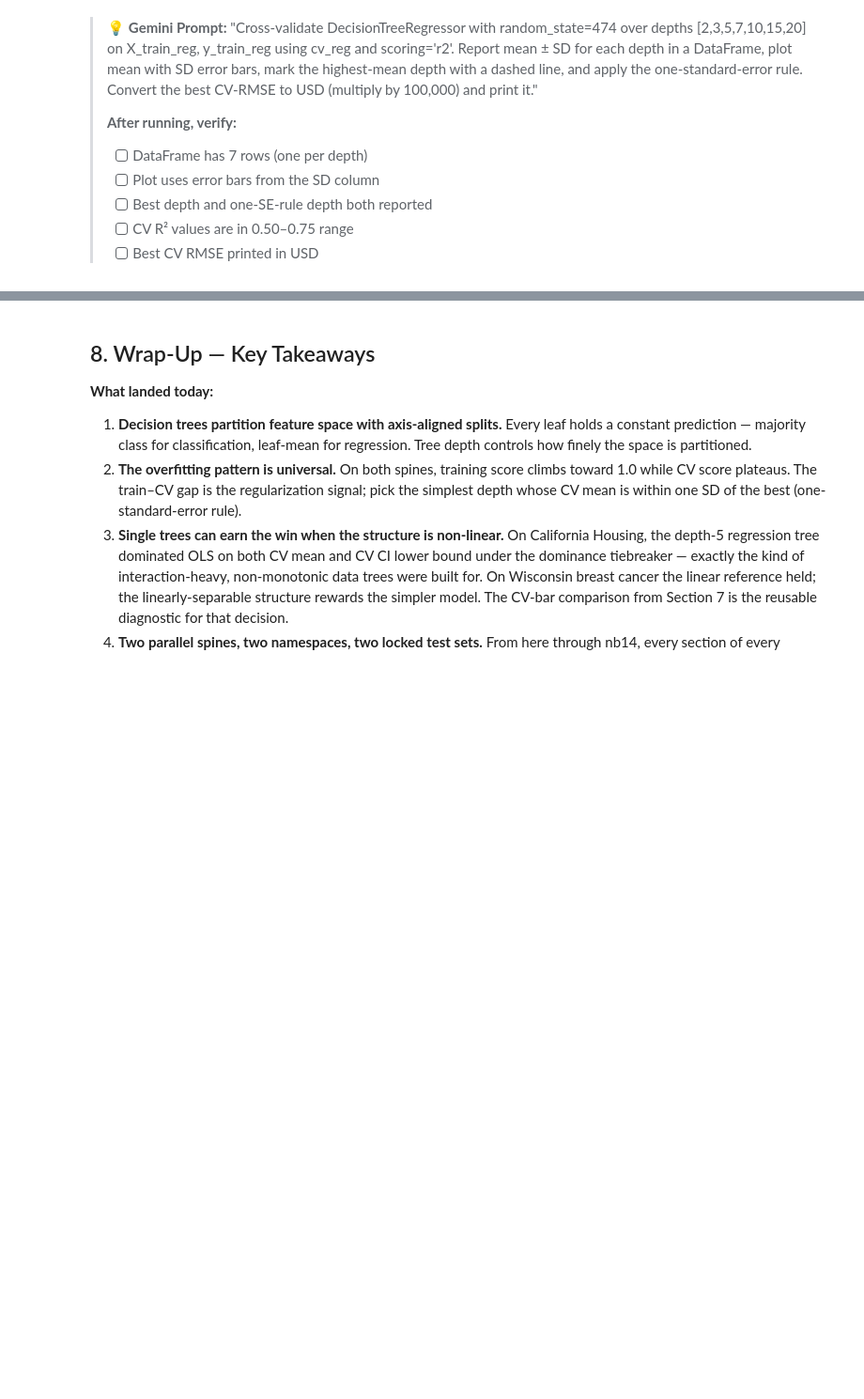
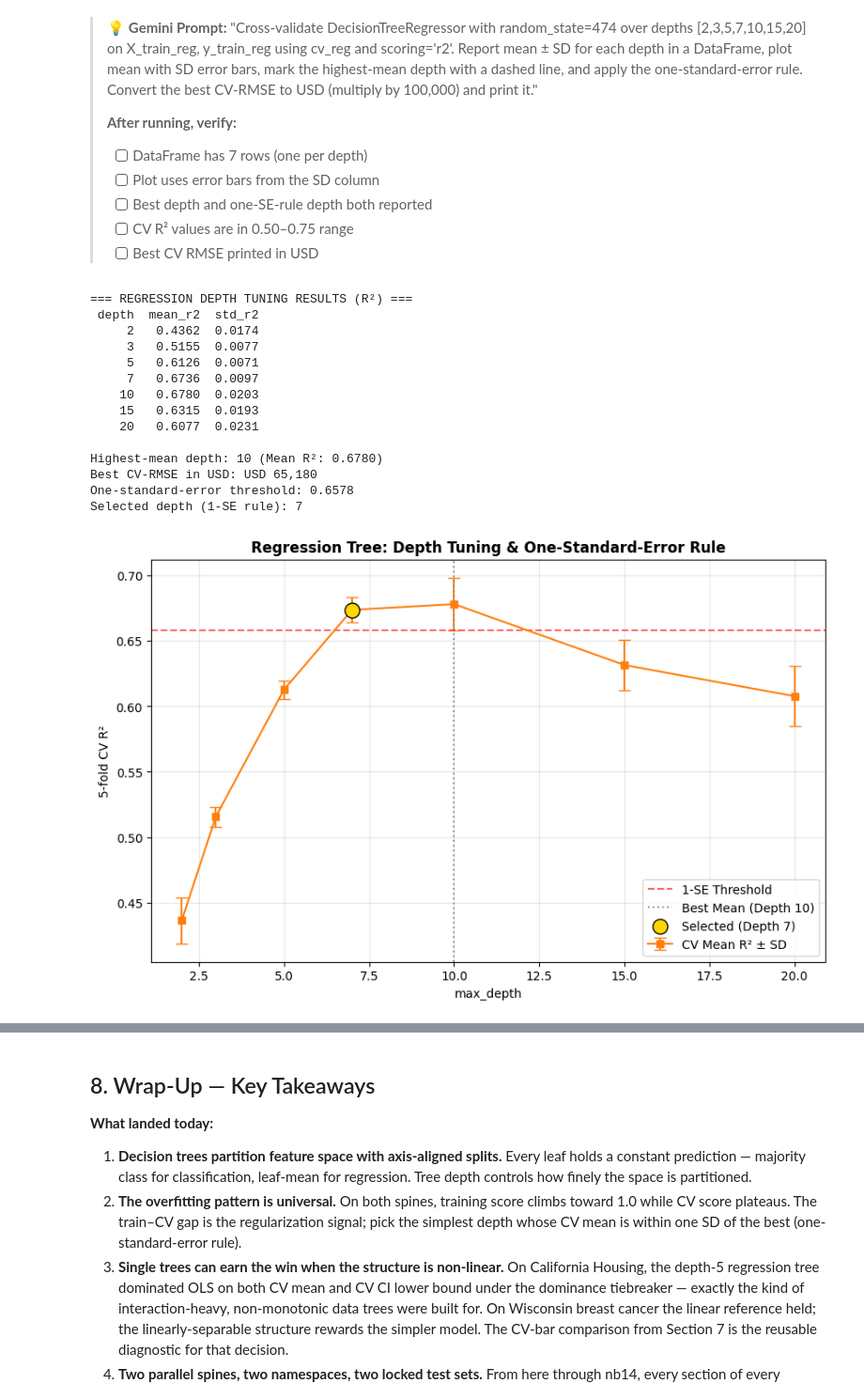
Before and after one commit to rishidude4321/predictiveanalyticscourse, a Jupyter notebook: notebooks/nb11_decision_trees_student.ipynb, the cells around one changed output, grey strips where cells are left out. Shown at 94% size. Cells and saved outputs as stored; diff of their text form; code cells hidden in the pictures; blank space fills up the shorter version.

```diff
--- a/notebooks/nb11_decision_trees_student.ipynb
+++ b/notebooks/nb11_decision_trees_student.ipynb
@@ -851,4 +851,74 @@ The depth with the highest CV mean is `Depth 2` with a mean ROC0AUC of 0.9410 an
 # %%
 # YOUR SOLUTION CODE HERE
 # Tune regression-tree depth using 5-fold CV R².
 # Apply the one-standard-error rule and report best CV-RMSE in USD.
+
+depths = [2, 3, 5, 7, 10, 15, 20]
+results_reg = []
+
+for d in depths:
+    dt = DecisionTreeRegressor(max_depth=d, random_state=RANDOM_SEED)
+    # Get R2 scores
+    r2_scores = cross_val_score(dt, X_train_reg, y_train_reg, cv=cv_reg, scoring='r2')
+    # Get RMSE scores (negated)
+    rmse_scores = -cross_val_score(dt, X_train_reg, y_train_reg, cv=cv_reg, scoring='neg_root_mean_squared_error')
+
+    results_reg.append({
+        'depth': d,
+        'mean_r2': r2_scores.mean(),
+        'std_r2': r2_scores.std(ddof=1),
+        'mean_rmse': rmse_scores.mean()
+    })
+
+res_df_reg = pd.DataFrame(results_reg)
+
+# Find best depth by R2
+best_idx = res_df_reg['mean_r2'].idxmax()
+best_depth = res_df_reg.loc[best_idx, 'depth']
+best_mean = res_df_reg.loc[best_idx, 'mean_r2']
+best_std = res_df_reg.loc[best_idx, 'std_r2']
+best_rmse_usd = res_df_reg.loc[best_idx, 'mean_rmse'] * 100_000
+
+# One-Standard-Error Rule
+threshold = best_mean - best_std
+competitive_depths = res_df_reg[res_df_reg['mean_r2'] >= threshold]
+selected_depth = competitive_depths['depth'].min()
+
+print("=== REGRESSION DEPTH TUNING RESULTS (R²) ===")
+print(res_df_reg[['depth', 'mean_r2', 'std_r2']].to_string(index=False))
+print(f"\nHighest-mean depth: {best_depth} (Mean R²: {best_mean:.4f})")
+print(f"Best CV-RMSE in USD: USD {best_rmse_usd:,.0f}")
+print(f"One-standard-error threshold: {threshold:.4f}")
+print(f"Selected depth (1-SE rule): {selected_depth}")
+
+# Plotting
+plt.figure(figsize=(10, 6))
+plt.errorbar(res_df_reg['depth'], res_df_reg['mean_r2'], yerr=res_df_reg['std_r2'],
+             fmt='-s', capsize=5, color=REG_COLOR, label='CV Mean R² ± SD')
+plt.axhline(threshold, color='red', linestyle='--', alpha=0.6, label='1-SE Threshold')
+plt.axvline(best_depth, color='grey', linestyle=':', alpha=0.8, label=f'Best Mean (Depth {best_depth})')
+plt.scatter(selected_depth, res_df_reg.loc[res_df_reg['depth'] == selected_depth, 'mean_r2'],
+            color='gold', s=150, edgecolors='black', zorder=5, label=f'Selected (Depth {selected_depth})')
+
+plt.xlabel('max_depth')
+plt.ylabel('5-fold CV R²')
+plt.title('Regression Tree: Depth Tuning & One-Standard-Error Rule', fontweight='bold')
+plt.legend()
+plt.grid(True, alpha=0.3)
+plt.show()
+# %% [output]
+=== REGRESSION DEPTH TUNING RESULTS (R²) ===
+ depth  mean_r2  std_r2
+     2   0.4362  0.0174
+     3   0.5155  0.0077
+     5   0.6126  0.0071
+     7   0.6736  0.0097
+    10   0.6780  0.0203
+    15   0.6315  0.0193
+    20   0.6077  0.0231
+
+Highest-mean depth: 10 (Mean R²: 0.6780)
+Best CV-RMSE in USD: USD 65,180
+One-standard-error threshold: 0.6578
+Selected depth (1-SE rule): 7
+[figure, added]
```
Also changed, not shown: parts of 1 cell of this notebook.
